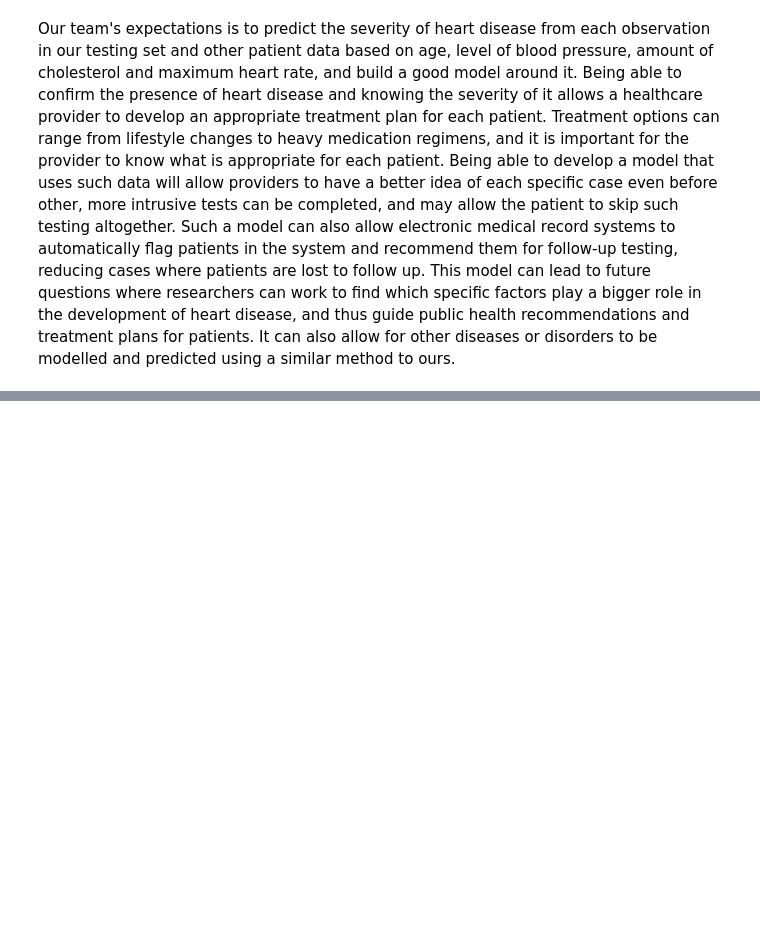
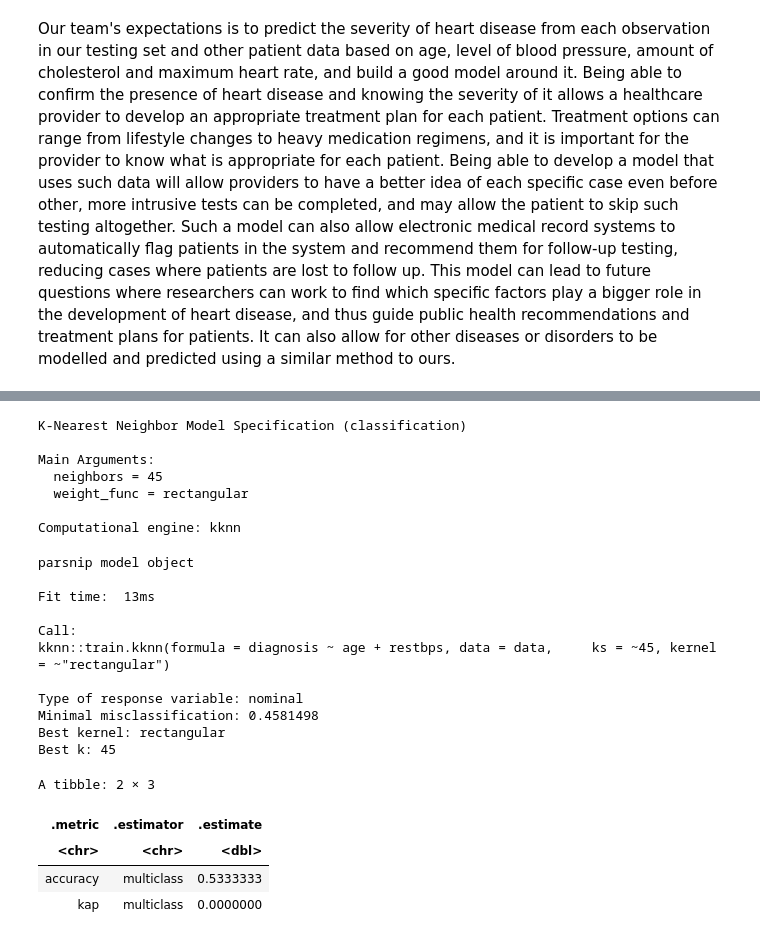
Before and after one commit to Q-Torstensen/heart_group_proposal, a Jupyter notebook: group_project_proposal.ipynb, the cells around one changed output, grey strips where cells are left out. Cells and saved outputs as stored; diff of their text form; code cells hidden in the pictures; blank space fills up the shorter version.

```diff
--- a/group_project_proposal.ipynb
+++ b/group_project_proposal.ipynb
@@ -94,0 +139,39 @@ Our team's expectations is to predict the severity of heart disease from each ob
+# %%
+set.seed(123)
+knn_spec_1_2_best <- nearest_neighbor(weight_func = "rectangular", neighbors = 45) %>%
+    set_engine("kknn") %>%
+    set_mode("classification")
+knn_spec_1_2_best
+
+knn_fit_1_2_best <- knn_spec_1_2_best %>%
+    fit(diagnosis ~ age + restbps, data = heart_train)
+knn_fit_1_2_best
+
+heart_disease_1_2_metrics <- predict(knn_fit_1_2_best, heart_test) %>%
+    bind_cols(heart_test) %>%
+    metrics(truth = diagnosis, estimate = .pred_class)
+heart_disease_1_2_metrics
+# %% [output]
+K-Nearest Neighbor Model Specification (classification)
+
+Main Arguments:
+  neighbors = 45
+  weight_func = rectangular
+
+Computational engine: kknn
+parsnip model object
+
+Fit time:  13ms
+
+Call:
+kknn::train.kknn(formula = diagnosis ~ age + restbps, data = data,     ks = ~45, kernel = ~"rectangular")
+
+Type of response variable: nominal
+Minimal misclassification: 0.4581498
+Best kernel: rectangular
+Best k: 45
+A tibble: 2 × 3
+| .metric | .estimator | .estimate |
+| <chr> | <chr> | <dbl> |
+| accuracy | multiclass | 0.5333333 |
+| kap | multiclass | 0.0000000 |
```
Also changed, not shown: parts of 4 cells of this notebook.
